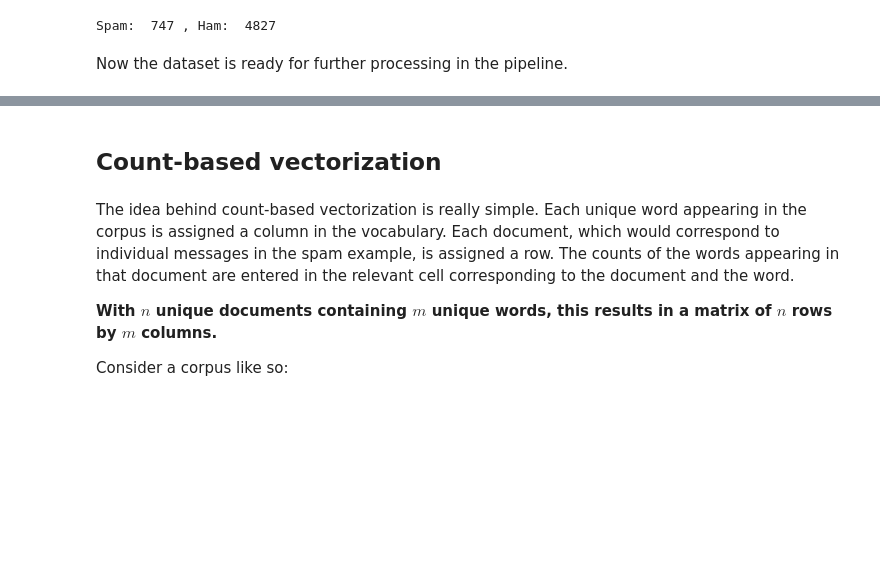
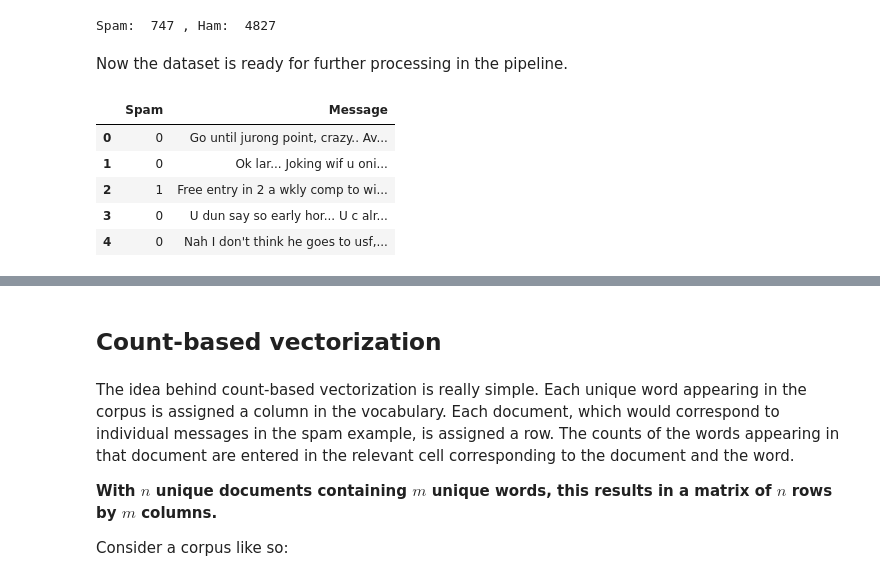
Before and after one commit to rahiakela/advanced-natural-language-processing-with-tensorflow-2, a Jupyter notebook: 1-essentials-of-nlp/2_text_vectorization.ipynb, the cells around one changed output, grey strips where cells are left out. Drawn from its saved outputs; the diff is of its cells as text; code cells hidden in the pictures; blank space fills up the shorter version.

```diff
--- a/1-essentials-of-nlp/2_text_vectorization.ipynb
+++ b/1-essentials-of-nlp/2_text_vectorization.ipynb
@@ -137,3 +150,14 @@ print("Spam: ", spam_count, ", Ham: ", ham_count)
 Spam:  747 , Ham:  4827
 # %% [markdown]
 Now the dataset is ready for further processing in the pipeline.
+# %%
+# To do so, first, we will convert the data into a pandas DataFrame
+df = pd.DataFrame(spam_dataset, columns=['Spam', 'Message'])
+df.head()
+# %% [output]
+|  | Spam | Message |
+| 0 | 0 | Go until jurong point, crazy.. Av... |
+| 1 | 0 | Ok lar... Joking wif u oni... |
+| 2 | 1 | Free entry in 2 a wkly comp to wi... |
+| 3 | 0 | U dun say so early hor... U c alr... |
+| 4 | 0 | Nah I don't think he goes to usf,... |
```
Also changed, not shown: parts of 21 cells of this notebook.
